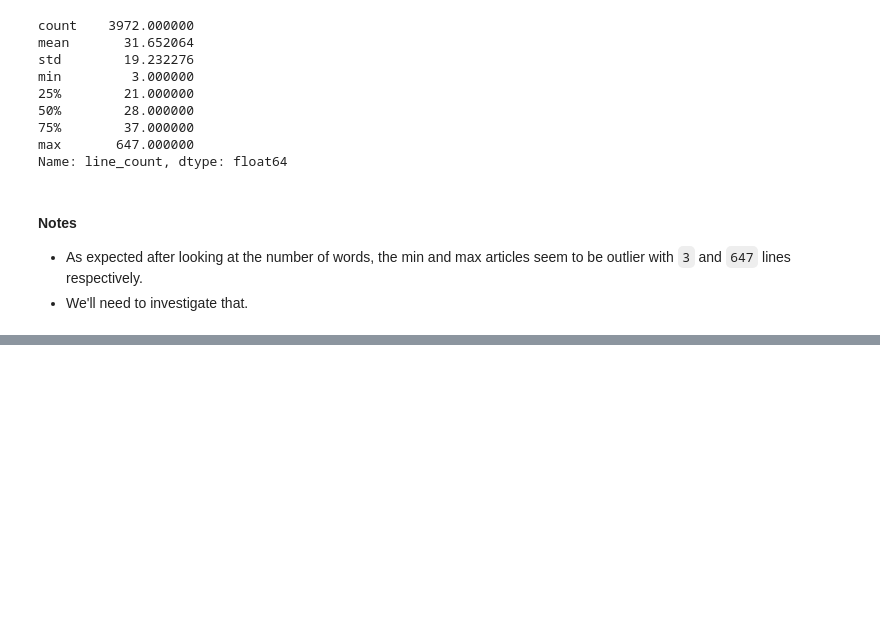
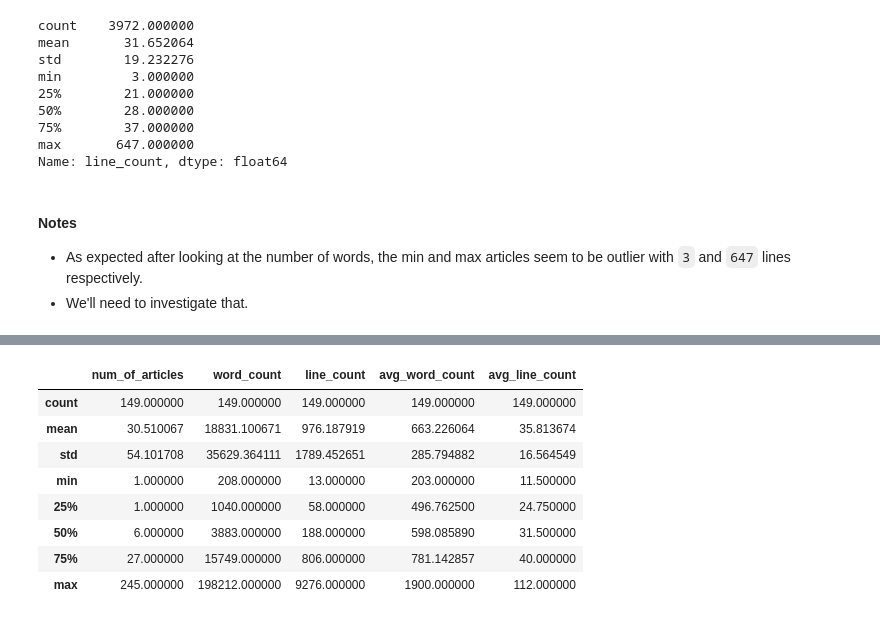
Before and after one commit to gaurangdave/Aletheia, a Jupyter notebook: eda_raw_data.ipynb, the cells around one changed output, grey strips where cells are left out. Cells and saved outputs as stored; diff of their text form; code cells hidden in the pictures; blank space fills up the shorter version.

```diff
--- a/eda_raw_data.ipynb
+++ b/eda_raw_data.ipynb
@@ -426,0 +550,12 @@ data.head()
+# %%
+author_attributes_df.describe()
+# %% [output]
+|  | num_of_articles | word_count | line_count | avg_word_count | avg_line_count |
+| count | 149.000000 | 149.000000 | 149.000000 | 149.000000 | 149.000000 |
+| mean | 30.510067 | 18831.100671 | 976.187919 | 663.226064 | 35.813674 |
+| std | 54.101708 | 35629.364111 | 1789.452651 | 285.794882 | 16.564549 |
+| min | 1.000000 | 208.000000 | 13.000000 | 203.000000 | 11.500000 |
+| 25% | 1.000000 | 1040.000000 | 58.000000 | 496.762500 | 24.750000 |
+| 50% | 6.000000 | 3883.000000 | 188.000000 | 598.085890 | 31.500000 |
+| 75% | 27.000000 | 15749.000000 | 806.000000 | 781.142857 | 40.000000 |
+| max | 245.000000 | 198212.000000 | 9276.000000 | 1900.000000 | 112.000000 |
```
Also changed, not shown: parts of 57 cells of this notebook, 1 other file.
